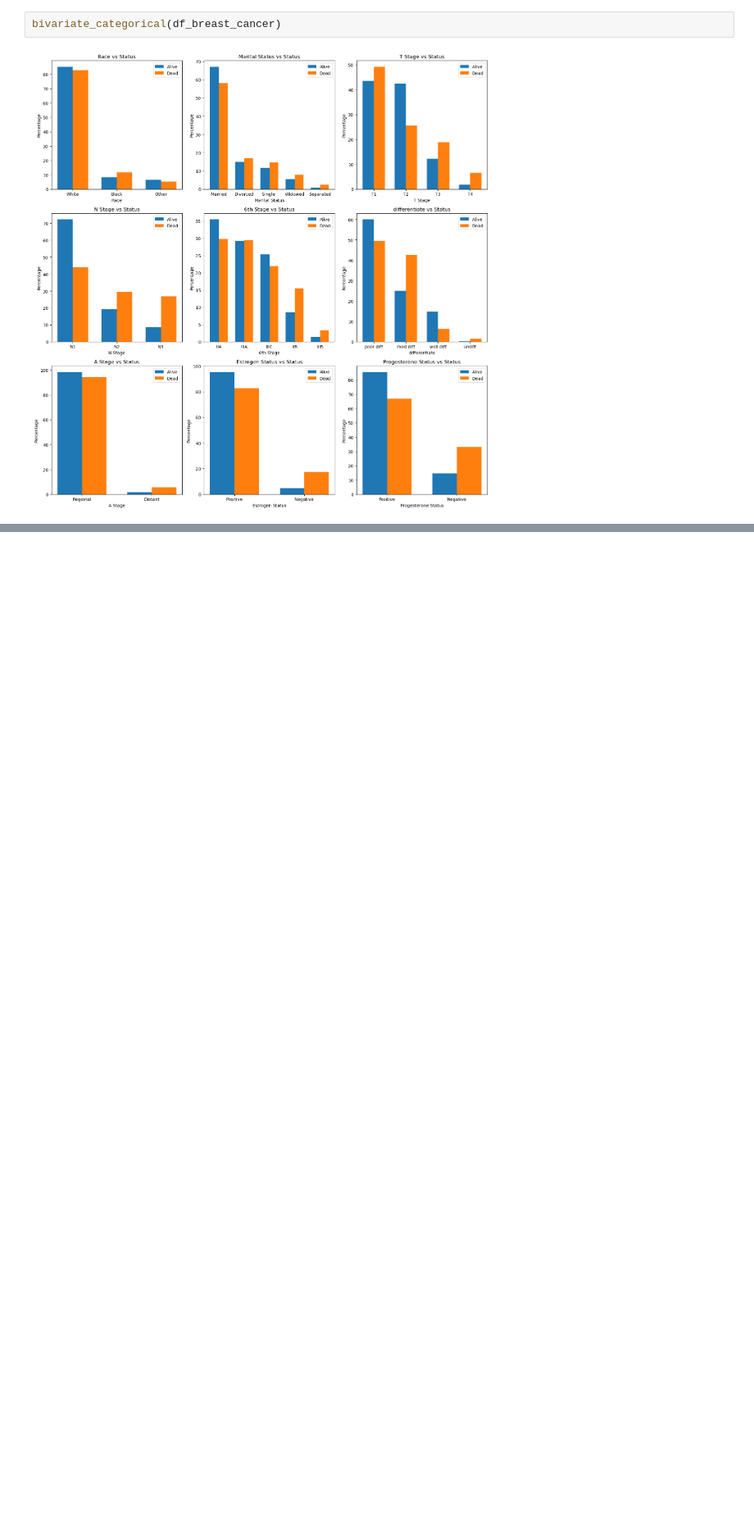
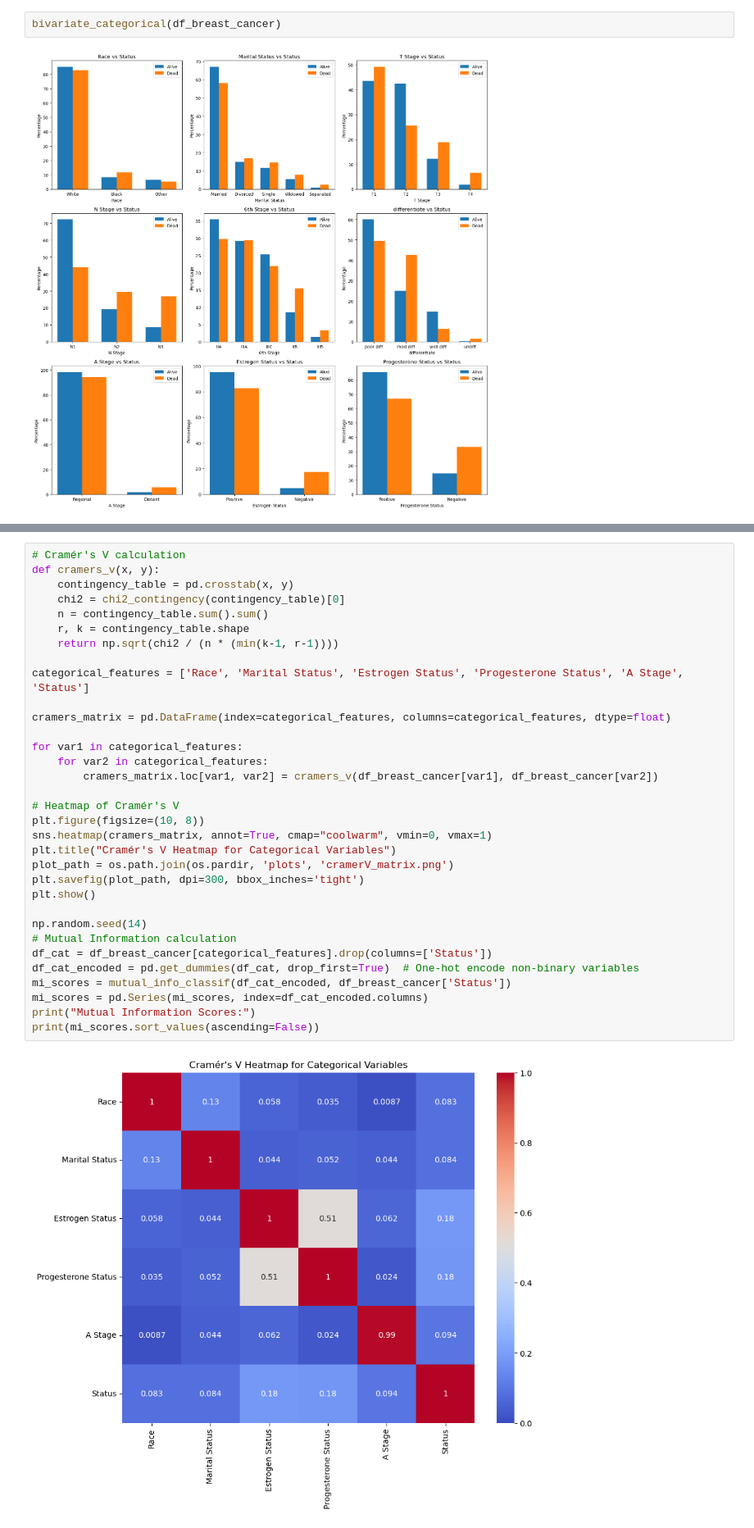
Before and after one commit to marcforto14/breast_cancer_survival, a Jupyter notebook: src/data_exploration/EDA.ipynb, the cells around one changed output, grey strips where cells are left out. Shown at 82% size. Cells and saved outputs as stored; diff of their text form; blank space fills up the shorter version.

```diff
--- a/src/data_exploration/EDA.ipynb
+++ b/src/data_exploration/EDA.ipynb
@@ -289,0 +400,35 @@ bivariate_categorical(df_breast_cancer)
+# %%
+# Cramér's V calculation
+def cramers_v(x, y):
+    contingency_table = pd.crosstab(x, y)
+    chi2 = chi2_contingency(contingency_table)[0]
+    n = contingency_table.sum().sum()
+    r, k = contingency_table.shape
+    return np.sqrt(chi2 / (n * (min(k-1, r-1))))
+
+categorical_features = ['Race', 'Marital Status', 'Estrogen Status', 'Progesterone Status', 'A Stage', 'Status']
+
+cramers_matrix = pd.DataFrame(index=categorical_features, columns=categorical_features, dtype=float)
+
+for var1 in categorical_features:
+    for var2 in categorical_features:
+        cramers_matrix.loc[var1, var2] = cramers_v(df_breast_cancer[var1], df_breast_cancer[var2])
+
+# Heatmap of Cramér's V
+plt.figure(figsize=(10, 8))
+sns.heatmap(cramers_matrix, annot=True, cmap="coolwarm", vmin=0, vmax=1)
+plt.title("Cramér's V Heatmap for Categorical Variables")
+plot_path = os.path.join(os.pardir, 'plots', 'cramerV_matrix.png')
+plt.savefig(plot_path, dpi=300, bbox_inches='tight')
+plt.show()
+
+np.random.seed(14)
+# Mutual Information calculation
+df_cat = df_breast_cancer[categorical_features].drop(columns=['Status'])
+df_cat_encoded = pd.get_dummies(df_cat, drop_first=True)  # One-hot encode non-binary variables
+mi_scores = mutual_info_classif(df_cat_encoded, df_breast_cancer['Status'])
+mi_scores = pd.Series(mi_scores, index=df_cat_encoded.columns)
+print("Mutual Information Scores:")
+print(mi_scores.sort_values(ascending=False))
+# %% [output]
+[figure, added]
```
Also changed, not shown: parts of 22 cells of this notebook, 6 other files.
